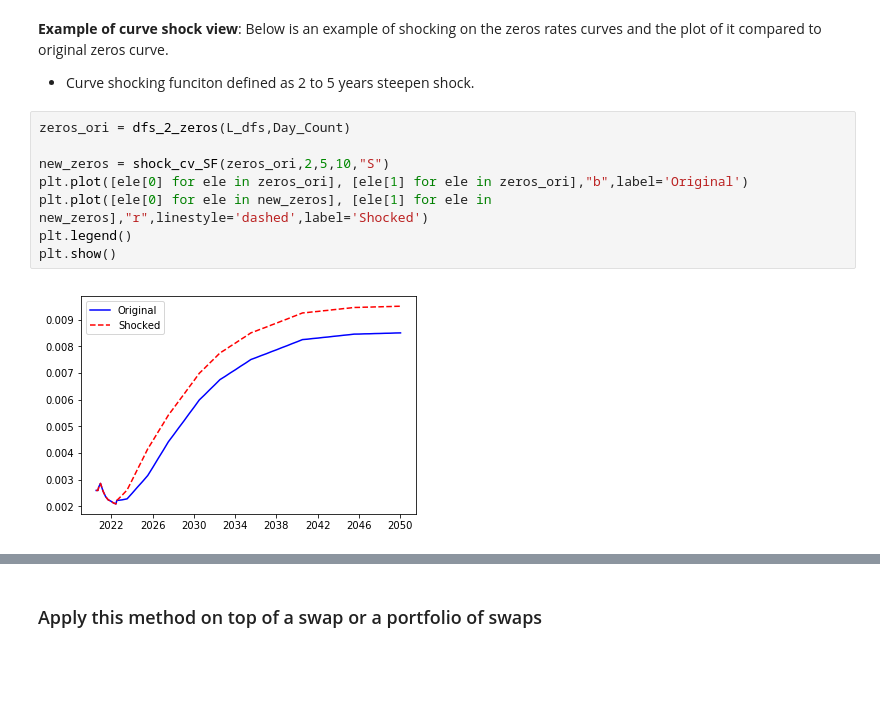
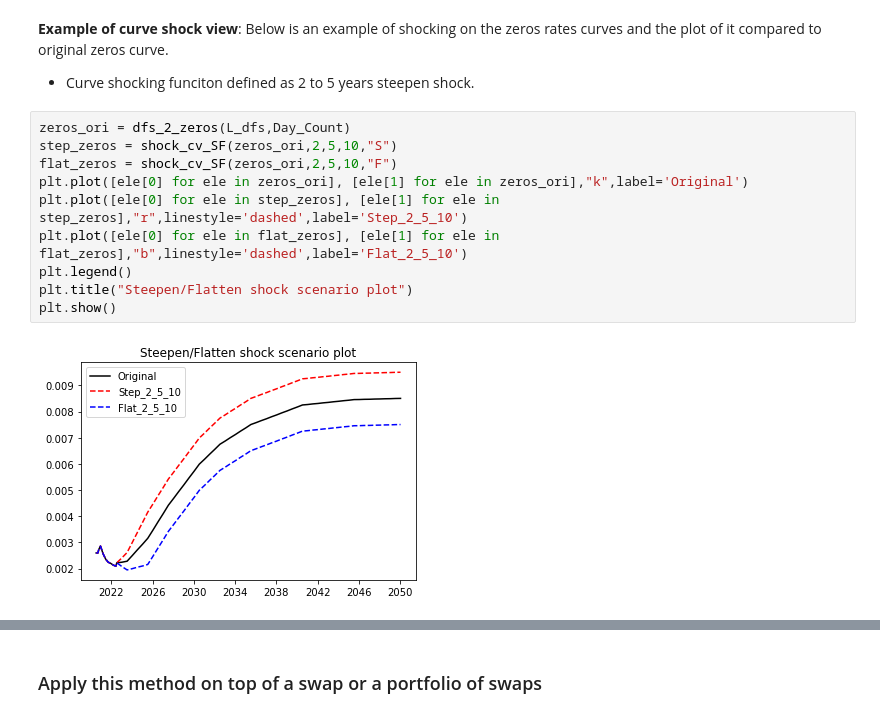
Before and after one commit to Alan-Du/Alan-Du.github.io, a Jupyter notebook: Samples/BootStrap_Review_IBOR_OIS_CSA_SOFR.ipynb, the cells around one changed output, grey strips where cells are left out. Saved outputs shown, nothing was run; the diff lists cells and outputs as text; blank space fills up the shorter version.

```diff
--- a/Samples/BootStrap_Review_IBOR_OIS_CSA_SOFR.ipynb
+++ b/Samples/BootStrap_Review_IBOR_OIS_CSA_SOFR.ipynb
@@ -1080,11 +1081,13 @@ Below is an example of shocking on the zeros rates curves and the plot of it com
 * Curve shocking funciton defined as 2 to 5 years steepen shock.
 # %%
 zeros_ori = dfs_2_zeros(L_dfs,Day_Count)
-
-new_zeros = shock_cv_SF(zeros_ori,2,5,10,"S")
-plt.plot([ele[0] for ele in zeros_ori], [ele[1] for ele in zeros_ori],"b",label='Original')
-plt.plot([ele[0] for ele in new_zeros], [ele[1] for ele in new_zeros],"r",linestyle='dashed',label='Shocked')
+step_zeros = shock_cv_SF(zeros_ori,2,5,10,"S")
+flat_zeros = shock_cv_SF(zeros_ori,2,5,10,"F")
+plt.plot([ele[0] for ele in zeros_ori], [ele[1] for ele in zeros_ori],"k",label='Original')
+plt.plot([ele[0] for ele in step_zeros], [ele[1] for ele in step_zeros],"r",linestyle='dashed',label='Step_2_5_10')
+plt.plot([ele[0] for ele in flat_zeros], [ele[1] for ele in flat_zeros],"b",linestyle='dashed',label='Flat_2_5_10')
 plt.legend()
+plt.title("Steepen/Flatten shock scenario plot")
 plt.show()
 # %% [output]
-[figure, old version]
+[figure, new version]
```
Also changed, not shown: parts of 2 cells of this notebook.
